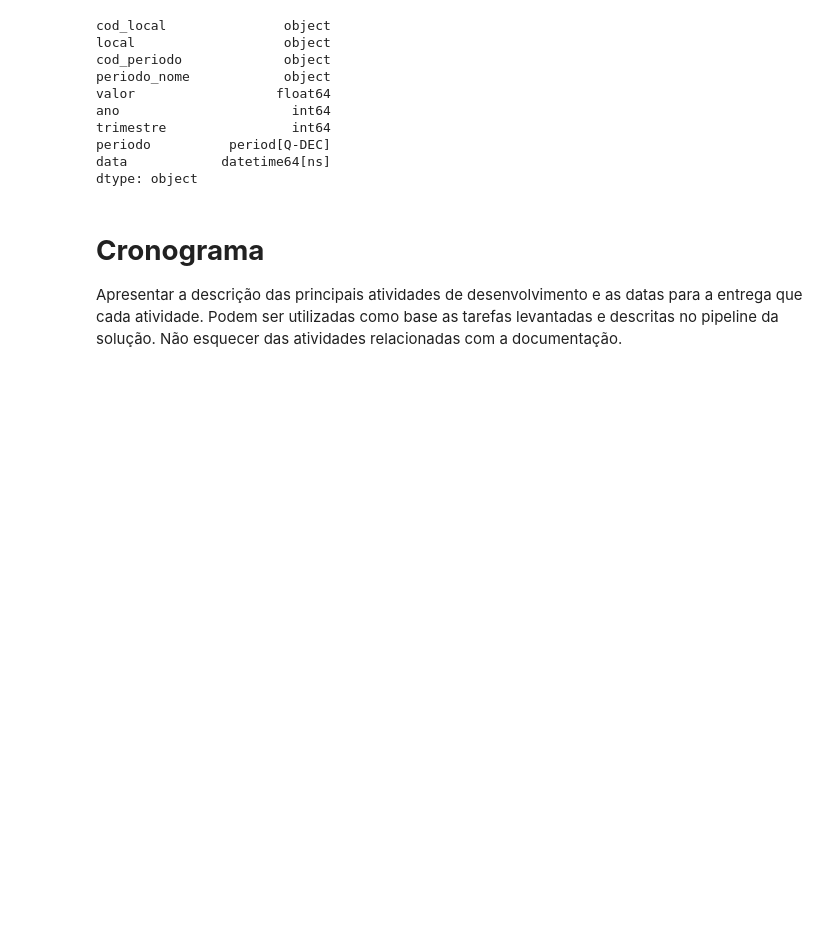
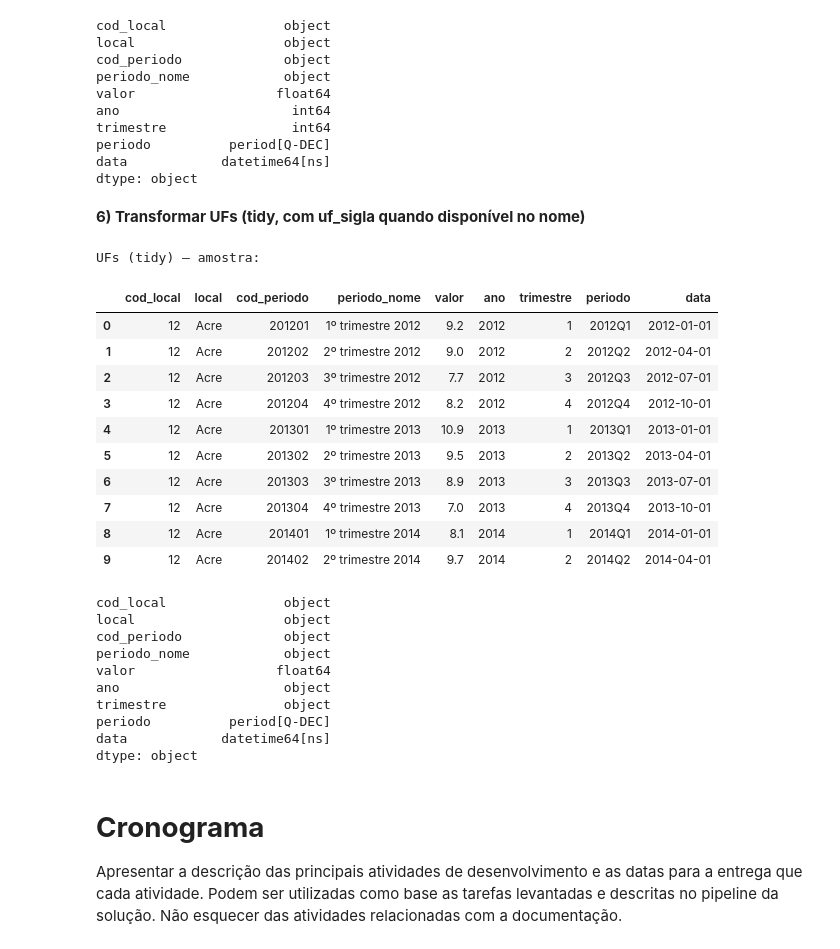
Before and after one commit to lattarian/projeto_aplicado_iv, a Jupyter notebook: projeto/cd_projeto_aplicado_iv_entrega_2.ipynb, the cells around one changed output. Cells and saved outputs as stored; diff of their text form; code cells hidden in the pictures; blank space fills up the shorter version.

```diff
--- a/projeto/cd_projeto_aplicado_iv_entrega_2.ipynb
+++ b/projeto/cd_projeto_aplicado_iv_entrega_2.ipynb
@@ -268,6 +266,71 @@ trimestre                int64
 periodo          period[Q-DEC]
 data            datetime64[ns]
 dtype: object
+# %% [markdown]
+**6) Transformar UFs (tidy, com uf_sigla quando disponível no nome)**
+# %%
+df_uf = df_uf_raw.loc[:, [c for c in cols_keep if c in df_uf_raw.columns]].copy()
+df_uf = df_uf.rename(columns={
+    "D1C": "cod_local",
+    "D1N": "local",
+    "D3C": "cod_periodo",
+    "D3N": "periodo_nome",
+    "V":   "valor"
+})
+
+# 1) Remover a linha de cabeçalho do SIDRA (onde V == "Valor")
+if "V" in df_uf.columns:
+    df_uf = df_uf[df_uf["V"] != "Valor"].copy()
+
+# 3) Converter 'valor' para float (coerção segura)
+df_uf["valor"] = (
+    df_uf["valor"]
+    .astype(str).str.strip().str.replace(",", ".", regex=False)
+)
+df_uf["valor"] = pd.to_numeric(df_uf["valor"], errors="coerce")
+
+def _safe_parse(cod):
+    out = parse_periodo_from_cod(cod)
+
+    return out if isinstance(out, tuple) else (pd.NA, pd.NA, pd.NaT, pd.NaT)
+
+# Extração de ano/trimestre/period/data
+parsed_uf = df_uf["cod_periodo"].apply(_safe_parse)
+
+df_uf["ano"] = parsed_uf.apply(lambda x: x[0])
+df_uf["trimestre"] = parsed_uf.apply(lambda x: x[1])
+df_uf["periodo"] = parsed_uf.apply(lambda x: x[2])
+df_uf["data"] = parsed_uf.apply(lambda x: x[3])
+
+
+df_uf = df_uf.dropna(subset=["periodo"]).sort_values(["local","ano","trimestre"]).reset_index(drop=True)
+
+print("UFs (tidy) — amostra:")
+display(df_uf.head(10))
+print(df_uf.dtypes)
+# %% [output]
+UFs (tidy) — amostra:
+|  | cod_local | local | cod_periodo | periodo_nome | valor | ano | trimestre | periodo | data |
+| 0 | 12 | Acre | 201201 | 1º trimestre 2012 | 9.2 | 2012 | 1 | 2012Q1 | 2012-01-01 |
+| 1 | 12 | Acre | 201202 | 2º trimestre 2012 | 9.0 | 2012 | 2 | 2012Q2 | 2012-04-01 |
+| 2 | 12 | Acre | 201203 | 3º trimestre 2012 | 7.7 | 2012 | 3 | 2012Q3 | 2012-07-01 |
+| 3 | 12 | Acre | 201204 | 4º trimestre 2012 | 8.2 | 2012 | 4 | 2012Q4 | 2012-10-01 |
+| 4 | 12 | Acre | 201301 | 1º trimestre 2013 | 10.9 | 2013 | 1 | 2013Q1 | 2013-01-01 |
+| 5 | 12 | Acre | 201302 | 2º trimestre 2013 | 9.5 | 2013 | 2 | 2013Q2 | 2013-04-01 |
+| 6 | 12 | Acre | 201303 | 3º trimestre 2013 | 8.9 | 2013 | 3 | 2013Q3 | 2013-07-01 |
+| 7 | 12 | Acre | 201304 | 4º trimestre 2013 | 7.0 | 2013 | 4 | 2013Q4 | 2013-10-01 |
+| 8 | 12 | Acre | 201401 | 1º trimestre 2014 | 8.1 | 2014 | 1 | 2014Q1 | 2014-01-01 |
+| 9 | 12 | Acre | 201402 | 2º trimestre 2014 | 9.7 | 2014 | 2 | 2014Q2 | 2014-04-01 |
+cod_local               object
+local                   object
+cod_periodo             object
+periodo_nome            object
+valor                  float64
+ano                     object
+trimestre               object
+periodo          period[Q-DEC]
+data            datetime64[ns]
+dtype: object
 # %% [markdown]
 # **Cronograma**
 
```
Also changed, not shown: parts of 1 cell of this notebook.
